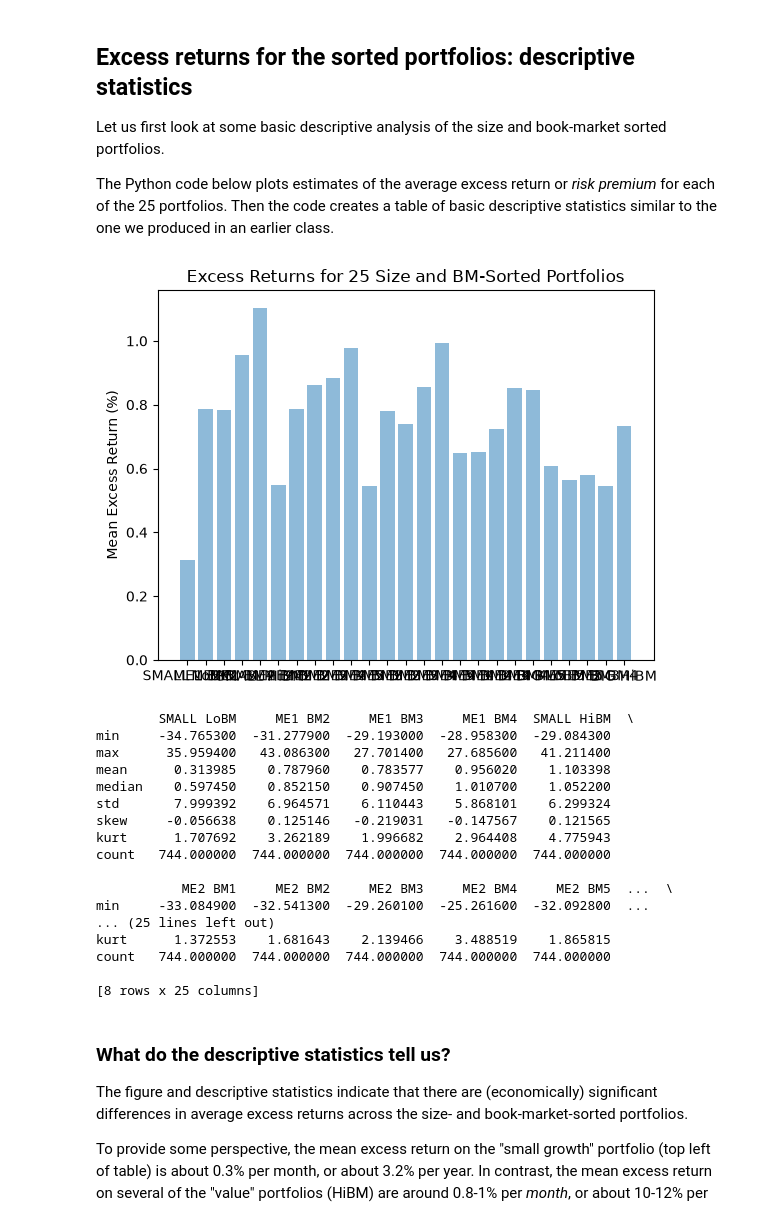
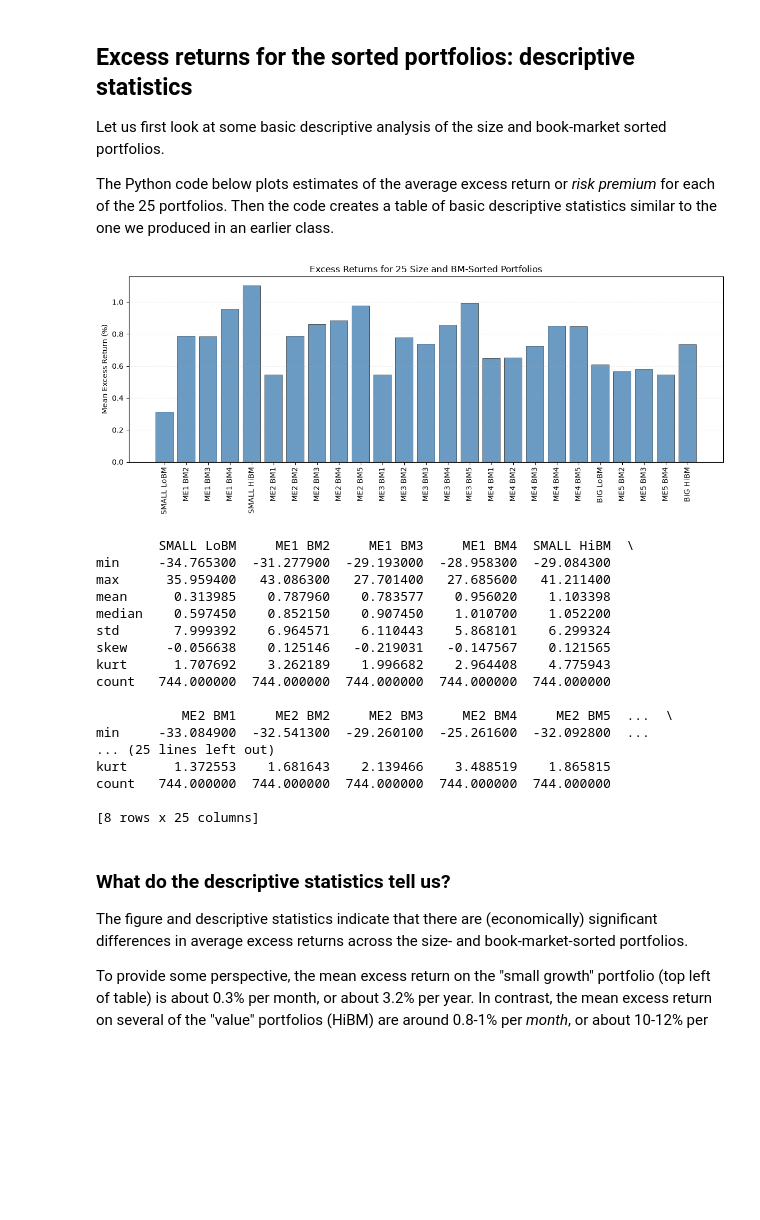
Before and after one commit to bradleypaye/fin4414, a Jupyter notebook: notebooks/CAPM_BivariateRegression.ipynb, the cells around one changed output. Drawn from its saved outputs; the diff is of its cells as text; code cells hidden in the pictures; blank space fills up the shorter version.

```diff
--- a/notebooks/CAPM_BivariateRegression.ipynb
+++ b/notebooks/CAPM_BivariateRegression.ipynb
@@ -127,26 +127,31 @@ The Python code below plots estimates of the average excess return or *risk prem
 # %%
 #Here we use the df.sub() method to subtract the risk-free rate from all the returns. The axis="index" bit is important.
 ffexret = ffret.sub(ffmfactors['RF'],axis="index")
 ffexret.tail(5)
 
 mean_exret = ffexret.mean()
 #print("Asset means:")
 #print(mean_exret)
 
 y_pos = np.arange(len(mean_exret.index))
 
-plt.bar(y_pos, mean_exret, align='center', alpha=0.5)
-plt.xticks(y_pos, mean_exret.index)
-plt.ylabel('Mean Excess Return (%)')
-plt.title('Excess Returns for 25 Size and BM-Sorted Portfolios')
+fig, ax = plt.subplots(figsize=(12, 5))
+ax.bar(y_pos, mean_exret, align='center', color='steelblue', alpha=0.8, edgecolor='black', linewidth=0.5)
+ax.axhline(0, color='black', linewidth=0.8)
+ax.set_xticks(y_pos)
+ax.set_xticklabels(mean_exret.index, rotation=90)
+ax.set_ylabel('Mean Excess Return (%)')
+ax.set_title('Excess Returns for 25 Size and BM-Sorted Portfolios')
+ax.grid(axis='y', linestyle=':', alpha=0.4)
+fig.tight_layout()
 
 plt.show()
 
 summarydf = ffexret.agg(['min','max','mean','median','std','skew','kurt','count'])
 summarydf.style.format('{0:,.3f}').set_caption("Summary Statistics for FF Monthly Size and BM-Sorted Portfolios, 1964-2025.")
 print(summarydf)
 # %% [output]
-[figure, old version]
+[figure, new version]
         SMALL LoBM     ME1 BM2     ME1 BM3     ME1 BM4  SMALL HiBM  \
 min     -34.765300  -31.277900  -29.193000  -28.958300  -29.084300
 max      35.959400   43.086300   27.701400   27.685600   41.211400
```
Also changed, not shown: parts of 9 cells of this notebook.
